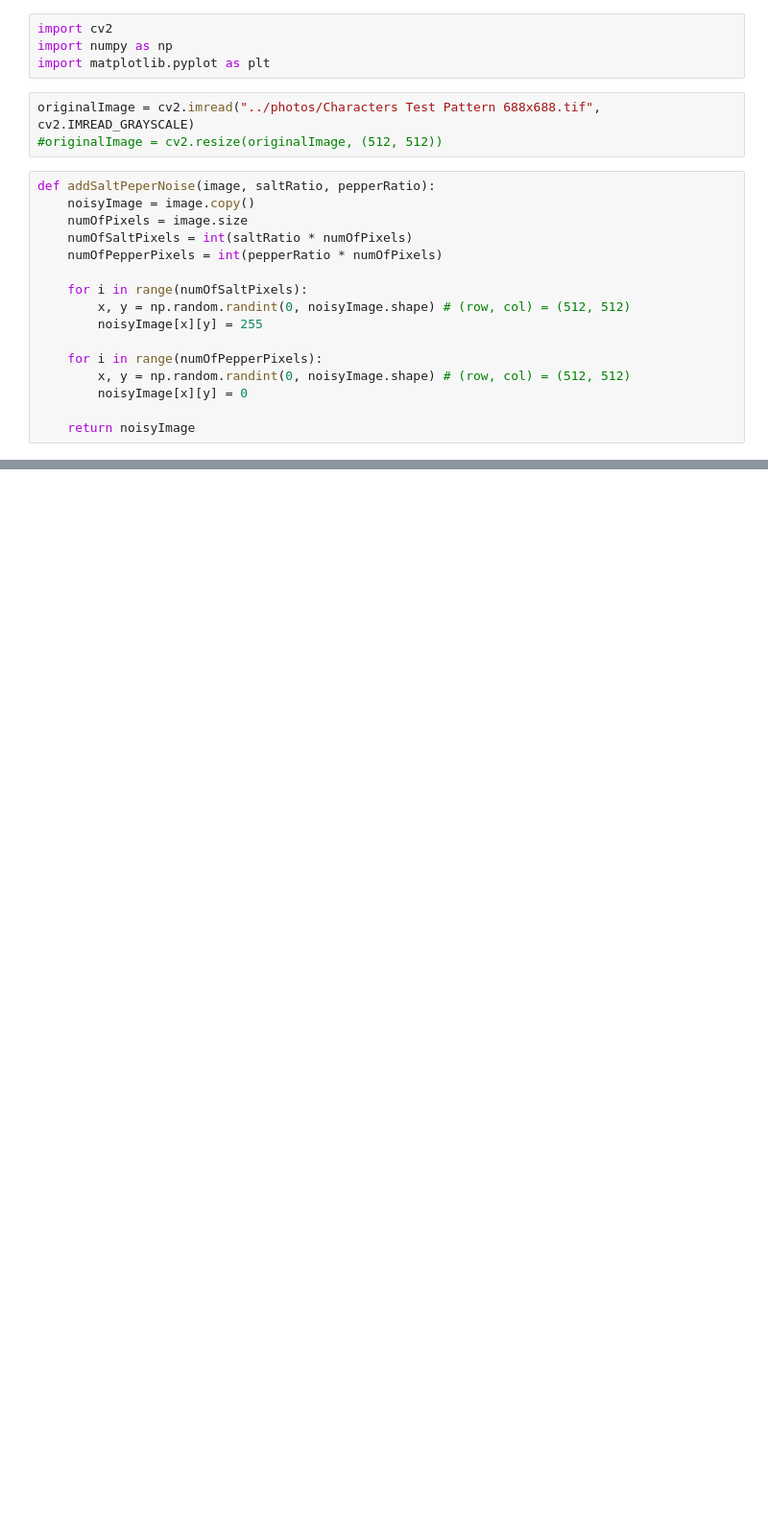
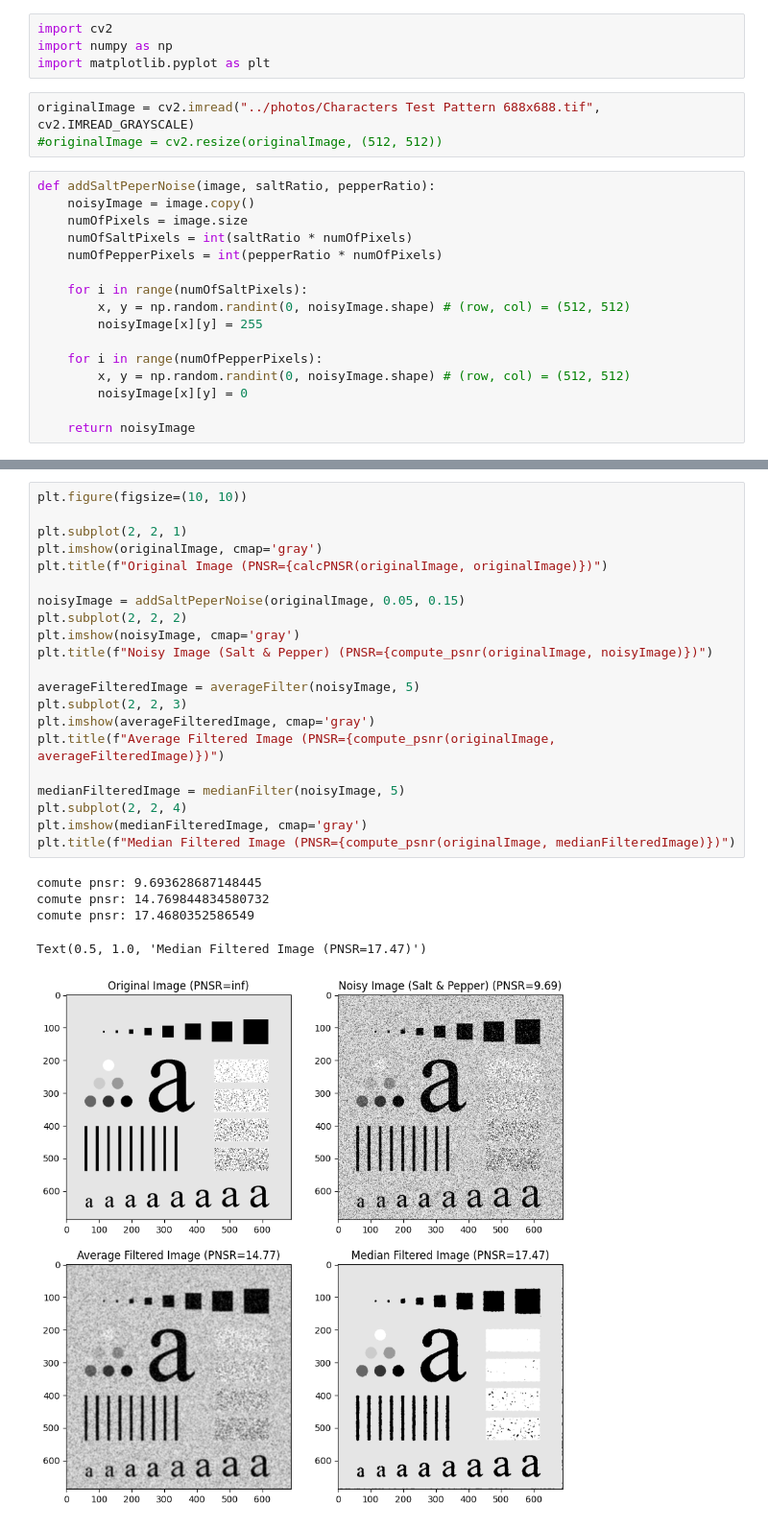
Before and after one commit to fahimahammed/digital-image-processing, a Jupyter notebook: 3-noise-suppression/a-average-and-median-spatial-filters.ipynb, the cells around one changed output, grey strips where cells are left out. Shown at 96% size. Saved outputs shown, nothing was run; the diff lists cells and outputs as text; blank space fills up the shorter version.

```diff
--- a/3-noise-suppression/a-average-and-median-spatial-filters.ipynb
+++ b/3-noise-suppression/a-average-and-median-spatial-filters.ipynb
@@ -36,0 +95,27 @@ Text(0.5, 1.0, 'Noisy Image (Salt & Pepper)')
+# %%
+plt.figure(figsize=(10, 10))
+
+plt.subplot(2, 2, 1)
+plt.imshow(originalImage, cmap='gray')
+plt.title(f"Original Image (PNSR={calcPNSR(originalImage, originalImage)})")
+
+noisyImage = addSaltPeperNoise(originalImage, 0.05, 0.15)
+plt.subplot(2, 2, 2)
+plt.imshow(noisyImage, cmap='gray')
+plt.title(f"Noisy Image (Salt & Pepper) (PNSR={compute_psnr(originalImage, noisyImage)})")
+
+averageFilteredImage = averageFilter(noisyImage, 5)
+plt.subplot(2, 2, 3)
+plt.imshow(averageFilteredImage, cmap='gray')
+plt.title(f"Average Filtered Image (PNSR={compute_psnr(originalImage, averageFilteredImage)})")
+
+medianFilteredImage = medianFilter(noisyImage, 5)
+plt.subplot(2, 2, 4)
+plt.imshow(medianFilteredImage, cmap='gray')
+plt.title(f"Median Filtered Image (PNSR={compute_psnr(originalImage, medianFilteredImage)})")
+# %% [output]
+comute pnsr: 9.693628687148445
+comute pnsr: 14.769844834580732
+comute pnsr: 17.4680352586549
+Text(0.5, 1.0, 'Median Filtered Image (PNSR=17.47)')
+[figure, added]
```
Also changed, not shown: parts of 5 cells of this notebook, 1 other file.
